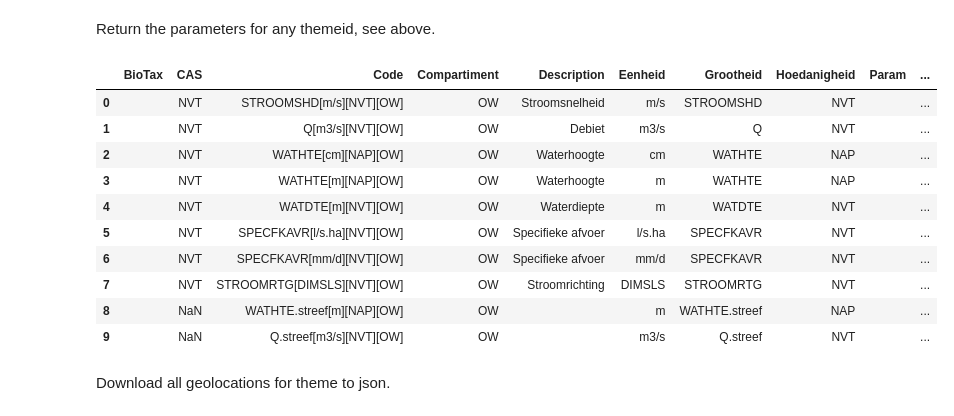
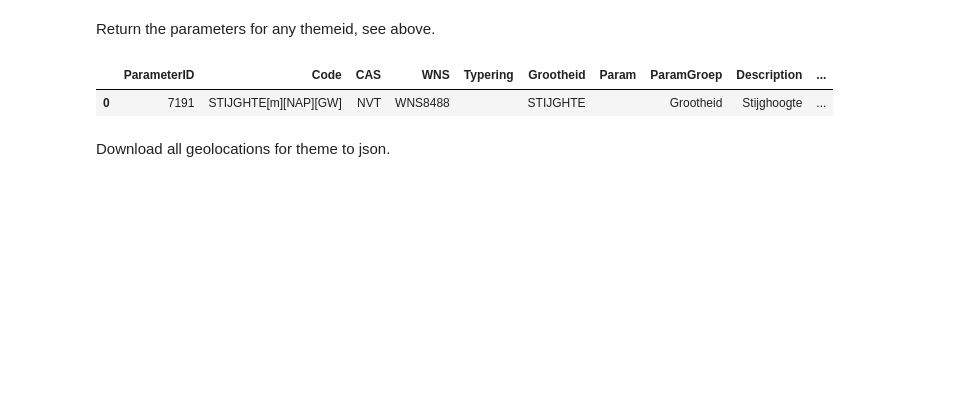
Before and after one commit to thomas-wsbd/wsbd-tools, a Jupyter notebook: examples_notebook.ipynb, the cells around one changed output. Cells and saved outputs as stored; diff of their text form; code cells hidden in the pictures; blank space fills up the shorter version.

```diff
--- a/examples_notebook.ipynb
+++ b/examples_notebook.ipynb
@@ -30,19 +30,10 @@ h.return_themes()
 # %% [markdown]
 Return the parameters for any themeid, see above.
 # %%
-h.return_parameters(2)
+h.return_parameters(9)
 # %% [output]
-|  | BioTax | CAS | Code | Compartiment | Description | Eenheid | Grootheid | Hoedanigheid | Param | ... |
-| 0 |  | NVT | STROOMSHD[m/s][NVT][OW] | OW | Stroomsnelheid | m/s | STROOMSHD | NVT |  | ... |
-| 1 |  | NVT | Q[m3/s][NVT][OW] | OW | Debiet | m3/s | Q | NVT |  | ... |
-| 2 |  | NVT | WATHTE[cm][NAP][OW] | OW | Waterhoogte | cm | WATHTE | NAP |  | ... |
-| 3 |  | NVT | WATHTE[m][NAP][OW] | OW | Waterhoogte | m | WATHTE | NAP |  | ... |
-| 4 |  | NVT | WATDTE[m][NVT][OW] | OW | Waterdiepte | m | WATDTE | NVT |  | ... |
-| 5 |  | NVT | SPECFKAVR[l/s.ha][NVT][OW] | OW | Specifieke afvoer | l/s.ha | SPECFKAVR | NVT |  | ... |
-| 6 |  | NVT | SPECFKAVR[mm/d][NVT][OW] | OW | Specifieke afvoer | mm/d | SPECFKAVR | NVT |  | ... |
-| 7 |  | NVT | STROOMRTG[DIMSLS][NVT][OW] | OW | Stroomrichting | DIMSLS | STROOMRTG | NVT |  | ... |
-| 8 |  | NaN | WATHTE.streef[m][NAP][OW] | OW |  | m | WATHTE.streef | NAP |  | ... |
-| 9 |  | NaN | Q.streef[m3/s][NVT][OW] | OW |  | m3/s | Q.streef | NVT |  | ... |
+|  | ParameterID | Code | CAS | WNS | Typering | Grootheid | Param | ParamGroep | Description | ... |
+| 0 | 7191 | STIJGHTE[m][NAP][GW] | NVT | WNS8488 |  | STIJGHTE |  | Grootheid | Stijghoogte | ... |
 # %% [markdown]
 Download all geolocations for theme to json.
 # %%
```
Also changed, not shown: parts of 26 cells of this notebook.
